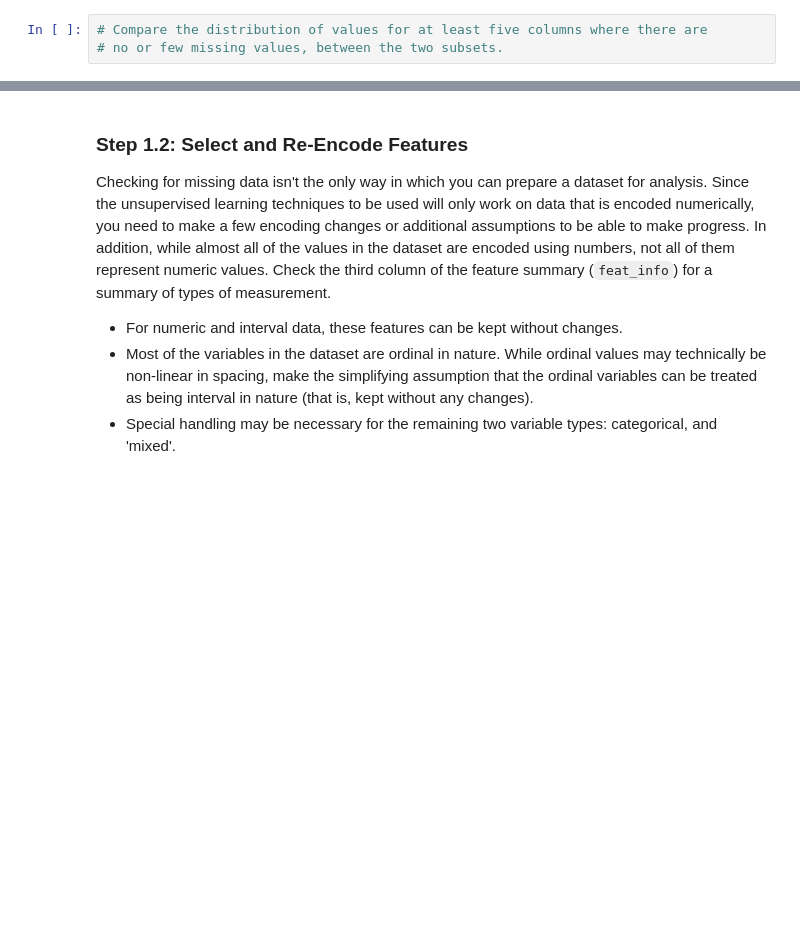
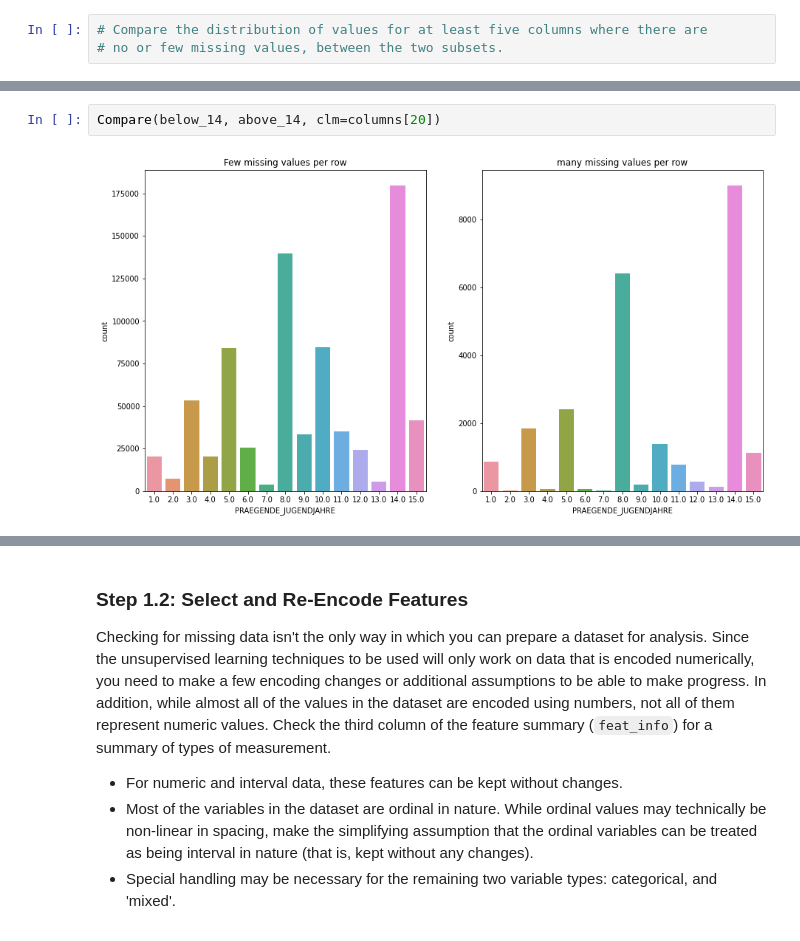
Before and after one commit to malmusfer/Identify_Customer_Segments, a Jupyter notebook: Identify_Customer_Segments.ipynb, the cells around one changed output, grey strips where cells are left out. Cells and saved outputs as stored; diff of their text form; blank space fills up the shorter version.

```diff
--- a/Identify_Customer_Segments.ipynb
+++ b/Identify_Customer_Segments.ipynb
@@ -256,0 +300,4 @@ azdias['num_NaN_per_row'].describe()
+# %%
+Compare(below_14, above_14, clm=columns[20])
+# %% [output]
+[figure, added]
```
Also changed, not shown: parts of 15 cells of this notebook.
